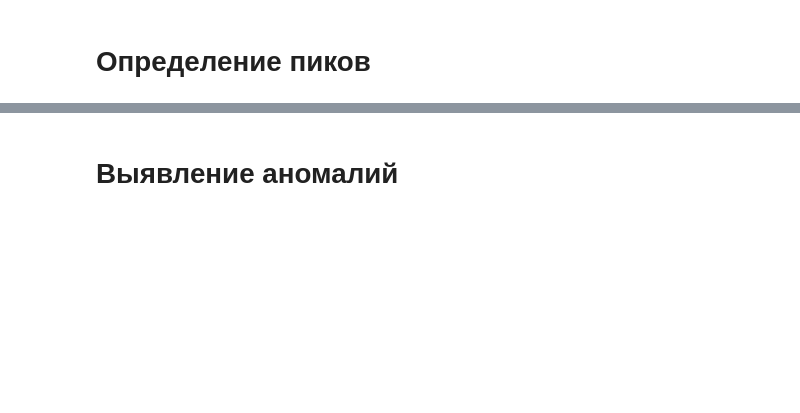
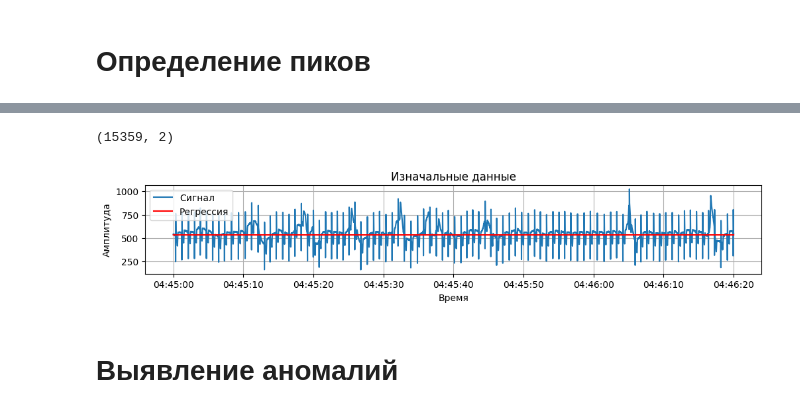
Before and after one commit to Fish-365/nightmare-pulse, a Jupyter notebook: analysis_BPM.ipynb, the cells around one changed output, grey strips where cells are left out. Cells and saved outputs as stored; diff of their text form; code cells hidden in the pictures; blank space fills up the shorter version.

```diff
--- a/analysis_BPM.ipynb
+++ b/analysis_BPM.ipynb
@@ -68,3 +141,29 @@ plt.show()
+# %%
+filtered_data__ = data[(data['Timestamp'] > '2025-05-02 04:45:00') &
+                    (data['Timestamp'] < '2025-05-02 04:46:20')].reset_index(drop=True)
+
+print(filtered_data__.shape)
+
+# Визуализация исходных данных
+x_ = filtered_data__['Timestamp']
+y_ = filtered_data__['COM_Data']
+
+plt.figure(figsize=(12, 8))
+plt.subplot(414)
+plt.plot(x_, y_, label="Сигнал")
+# Filter y_pred to match the indices of filtered_data__
+start_idx = filtered_data__.index[0]
+end_idx = filtered_data__.index[-1] + 1
+plt.plot(filtered_data__['Timestamp'], y_pred[start_idx:end_idx], color='red', label='Регрессия')
+plt.xlabel("Время")
+plt.ylabel("Амплитуда")
+plt.title("Изначальные данные")
+plt.legend()
+plt.grid(True)
+plt.show()
+# %% [output]
+(15359, 2)
+[figure, added]
 # %% [markdown]
 # Выявление аномалий
 # %%
```
Also changed, not shown: parts of 9 cells of this notebook, 1 other file.
